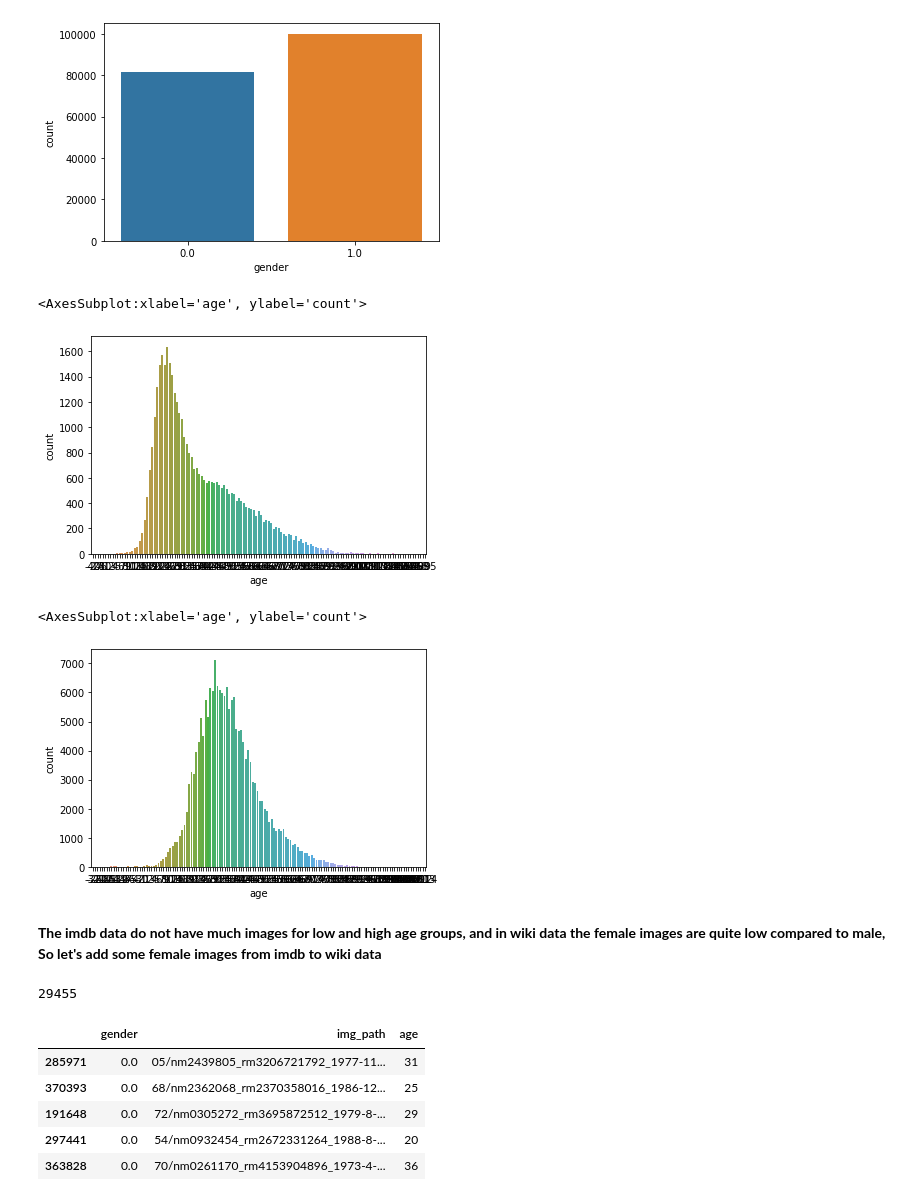
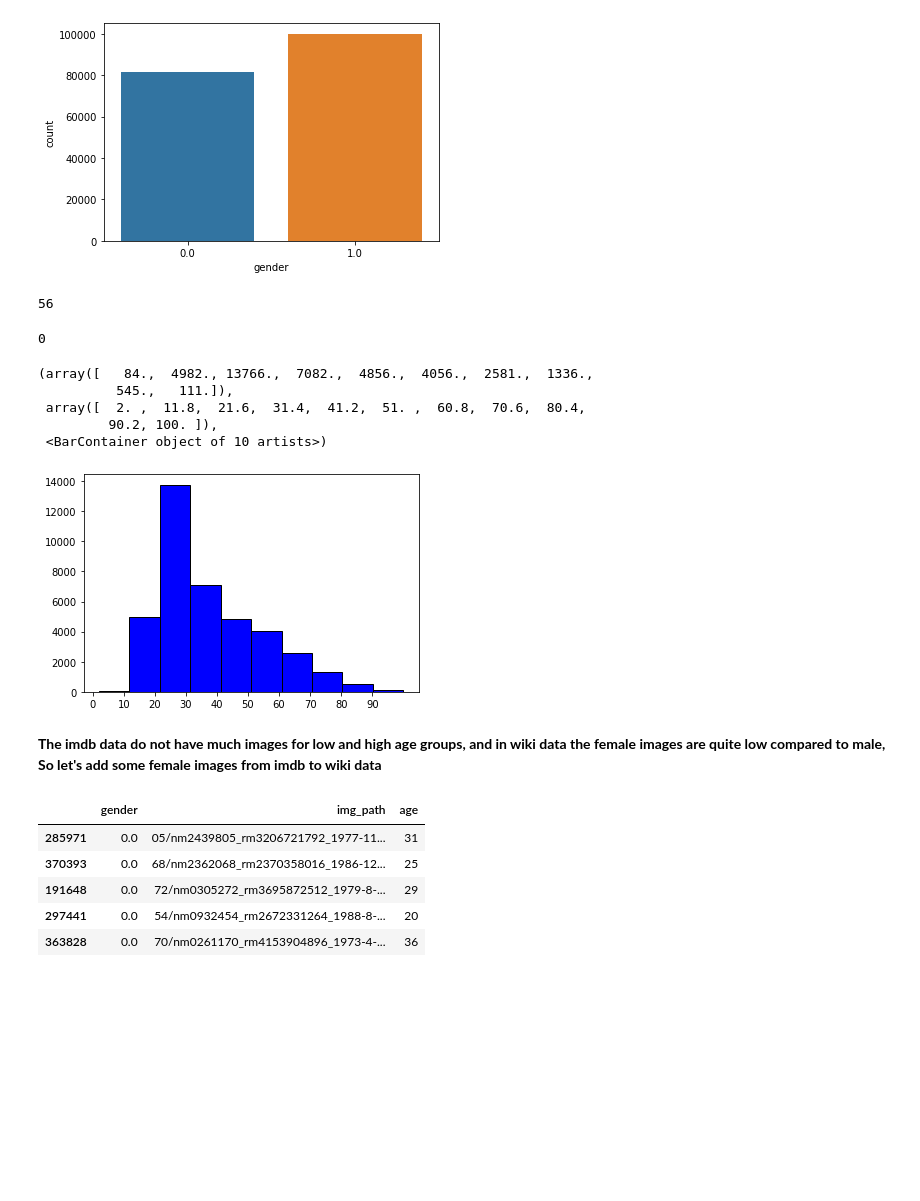
Before and after one commit to SaiGanesh26/Age-Gender-Prediction, a Jupyter notebook: data_processing.ipynb, the cells around one changed output. Saved outputs shown, nothing was run; the diff lists cells and outputs as text; code cells hidden in the pictures; blank space fills up the shorter version.

```diff
--- a/data_processing.ipynb
+++ b/data_processing.ipynb
@@ -198,25 +198,41 @@ sns.countplot(data1["gender"])
 # %% [output]
 <AxesSubplot:xlabel='gender', ylabel='count'>
 [figure]
+# %%
+count = 0 #
+for k in data["age"]:
+    if k <= 0 or k>100:
+        idx = data[data["age"]==k].index.values
+        data = data.drop(idx)
+        count += 1
+print(count) # It can bee seen there are some images where the age is less than zero and greater than 100, so just dropping those images
+# %% [output]
+56
+# %%
+count = 0 #
+for k in data["age"]:
+    if k <= 0 or k>100:
+        count += 1
+print(count)
+# %% [output]
+0
 # %%
 # A count plot that displays the total number of same age group people
-sns.countplot(data["age"])
+x_ticks = np.arange(0, data["age"].max(), 10)
+plt.xticks(x_ticks)
+plt.hist(data["age"],color='blue', edgecolor='black',linewidth=1)
 # %% [output]
-<AxesSubplot:xlabel='age', ylabel='count'>
+(array([   84.,  4982., 13766.,  7082.,  4856.,  4056.,  2581.,  1336.,
+          545.,   111.]),
+ array([  2. ,  11.8,  21.6,  31.4,  41.2,  51. ,  60.8,  70.6,  80.4,
+         90.2, 100. ]),
+ <BarContainer object of 10 artists>)
-[figure, old version]
+[figure, new version]
-# %%
-# A count plot that displays the total number of same age group people
-sns.countplot(data1["age"])
-# %% [output]
-<AxesSubplot:xlabel='age', ylabel='count'>
-[figure, removed]
 # %% [markdown]
 **The imdb data do not have much images for low and high age groups, and in wiki data the female images are quite low compared to male, So let's add some female images from imdb to wiki data**
 # %%
-# dropping a set of male images
-data = data.drop(data[data["gender"]==1].sample(n=10000,random_state = 42).index)
-len(data)
+# # # dropping a set of male images
+# data = data.drop(data[data["gender"]==1].sample(n=10000,random_state = 42).index)
+# len(data)
-# %% [output]
-29455
 # %%
 # adding female images from imdb data to wiki data
```
Also changed, not shown: parts of 6 cells of this notebook.
